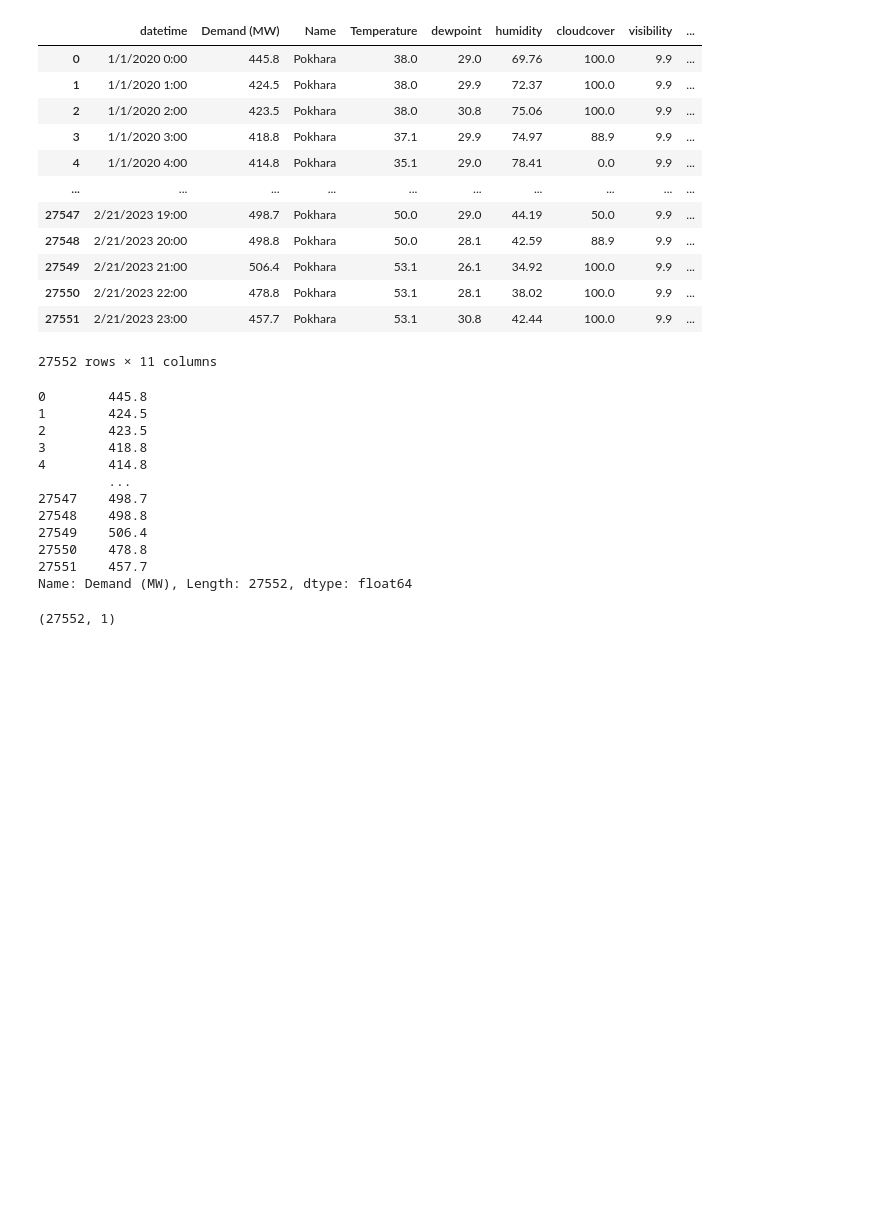
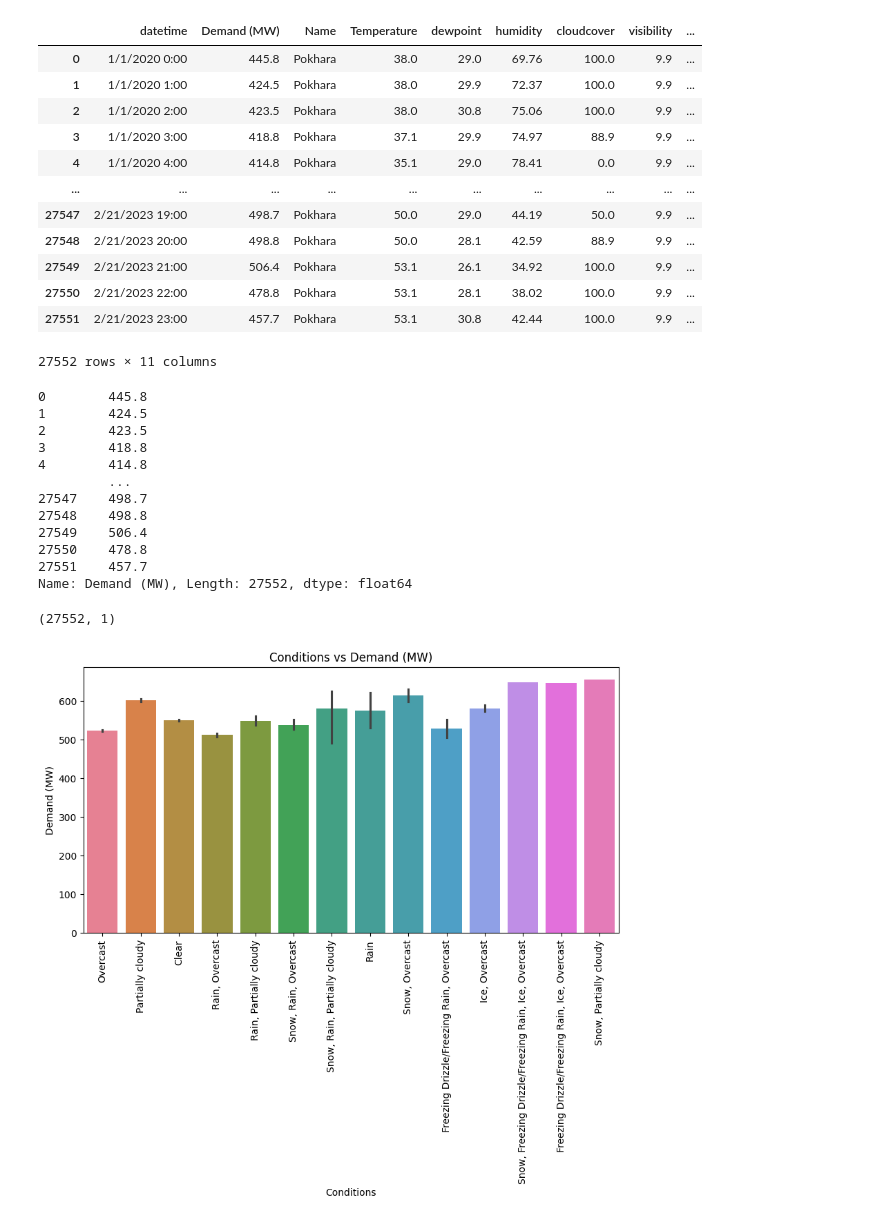
Before and after one commit to clerisy47/VoltVision, a Jupyter notebook: model_training/collaboration_notebooks/utsav.ipynb, the cells around one changed output. Cells and saved outputs as stored; diff of their text form; code cells hidden in the pictures; blank space fills up the shorter version.

```diff
--- a/model_training/collaboration_notebooks/utsav.ipynb
+++ b/model_training/collaboration_notebooks/utsav.ipynb
@@ -389,0 +393,13 @@ X.shape
+# %%
+
+plt.figure(figsize=(10, 5))
+sns.barplot(x='conditions', y='Demand (MW)',hue='conditions', data=df_merged)
+
+plt.title('Conditions vs Demand (MW)')
+plt.xlabel('Conditions')
+plt.ylabel('Demand (MW)')
+plt.xticks(rotation=90)
+
+plt.show()
+# %% [output]
+[figure, added]
```
Also changed, not shown: parts of 3 cells of this notebook.
